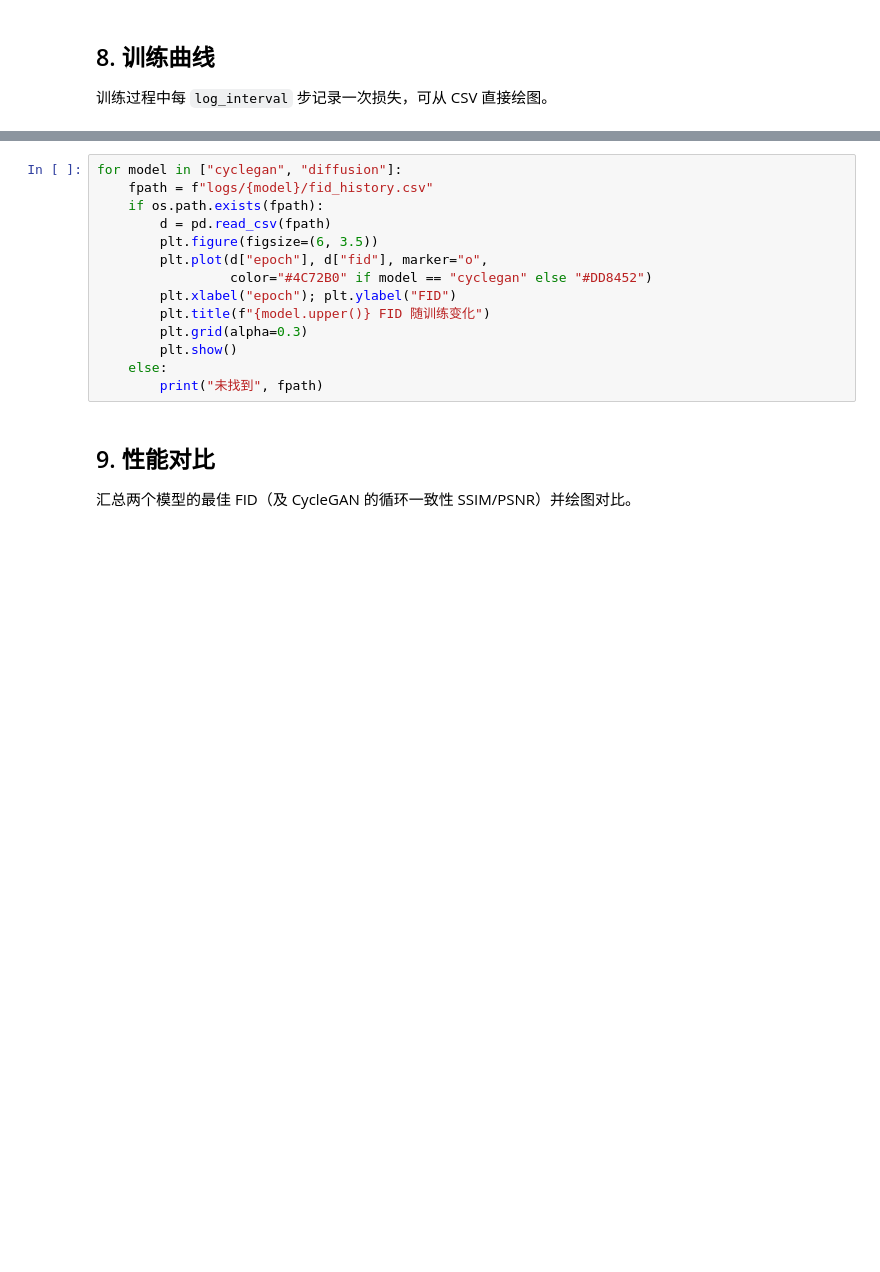
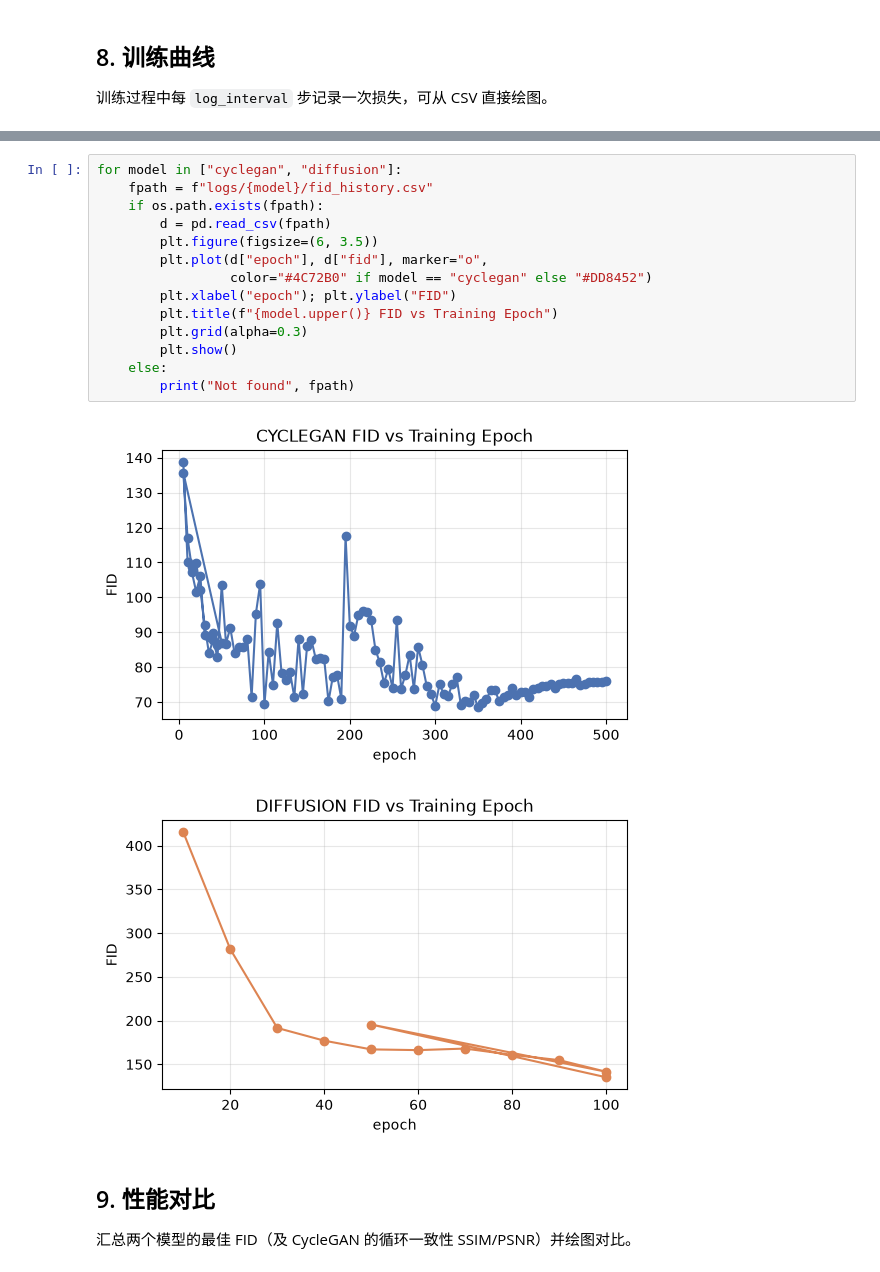
Before and after one commit to xiaoxiongtao/FETAL_PLANES_DB_gen, a Jupyter notebook: notebooks/project_overview.ipynb, the cells around one changed output, grey strips where cells are left out. Saved outputs shown, nothing was run; the diff lists cells and outputs as text; blank space fills up the shorter version.

```diff
--- a/notebooks/project_overview.ipynb
+++ b/notebooks/project_overview.ipynb
@@ -216,17 +264,20 @@ else:
 # %%
 for model in ["cyclegan", "diffusion"]:
     fpath = f"logs/{model}/fid_history.csv"
     if os.path.exists(fpath):
         d = pd.read_csv(fpath)
         plt.figure(figsize=(6, 3.5))
         plt.plot(d["epoch"], d["fid"], marker="o",
                  color="#4C72B0" if model == "cyclegan" else "#DD8452")
         plt.xlabel("epoch"); plt.ylabel("FID")
-        plt.title(f"{model.upper()} FID 随训练变化")
+        plt.title(f"{model.upper()} FID vs Training Epoch")
         plt.grid(alpha=0.3)
         plt.show()
     else:
-        print("未找到", fpath)
+        print("Not found", fpath)
+# %% [output]
+[figure, added]
+[figure, added]
 # %% [markdown]
 ## 9. 性能对比
 
```
Also changed, not shown: parts of 12 cells of this notebook, 1 other file.
